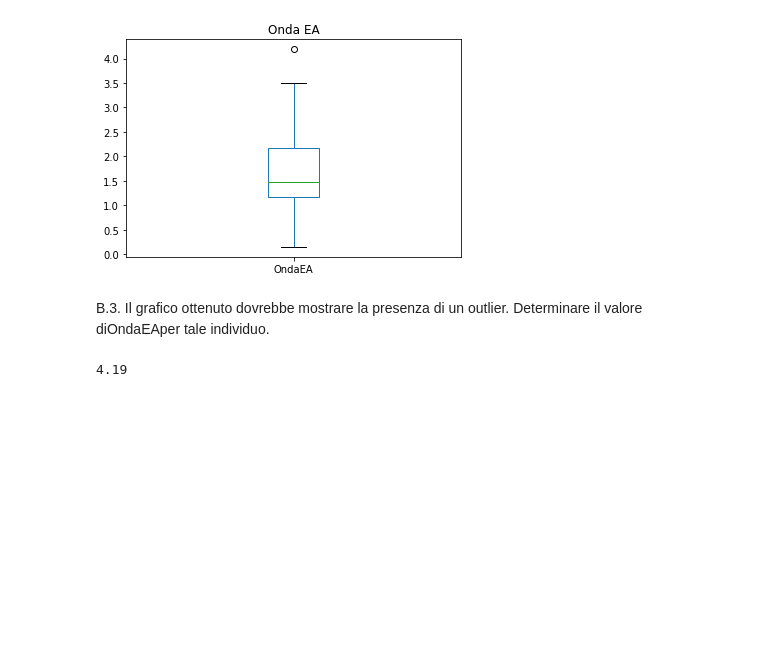
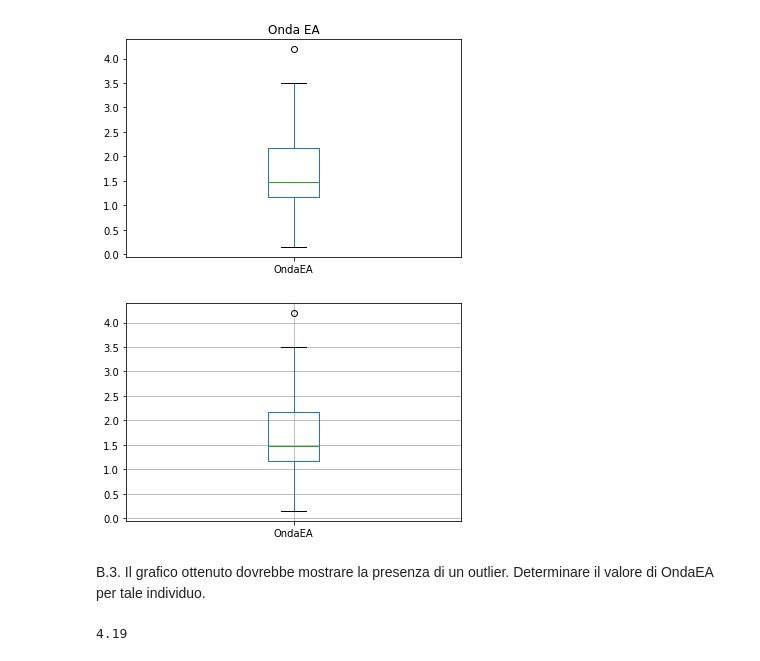
Before and after one commit to f14-bertolotti/SAD-unimi, a Jupyter notebook: cani/solution_python.ipynb, the cells around one changed output. Saved outputs shown, nothing was run; the diff lists cells and outputs as text; code cells hidden in the pictures; blank space fills up the shorter version.

```diff
--- a/cani/solution_python.ipynb
+++ b/cani/solution_python.ipynb
@@ -293,7 +291,7 @@ Infatti, all'aumentare di uno aumenta anche l'altro.
 
 Create una variabile che contenga la parte di dataset relativa ai cani morti e considerando soltanto i casi in cui sia il carattere MC, sia il carattere OndaEA non siano mancanti. Nel presente esercizio le domande si riferiranno esclusivamente a questo sottoinsieme di casi.
 # %%
-dataB = data.loc[(data.MORTE==1) & (~data.MC.isna() )& (~data.OndaEA.isna()),:]
+dataB = data.loc[(data.MORTE==1) & (data.MC.notna()) & (data.OndaEA.notna()),:]
 # %% [markdown]
 B.1. L’OndaEA è un carattere scalare oppure ordinale?
 E' un carattere scalare
@@ -302,5 +302,10 @@ plt0 = dataB.OndaEA.plot.box(title = "Onda EA")
 # %% [output]
 [figure]
+# %%
+# in alternativa ...
+ax = dataB.boxplot(column=["OndaEA"])
+# %% [output]
+[figure, added]
 # %% [markdown]
-B.3. Il grafico ottenuto dovrebbe mostrare la presenza di un outlier. Determinare il valore diOndaEAper tale individuo.
+B.3. Il grafico ottenuto dovrebbe mostrare la presenza di un outlier. Determinare il valore di OndaEA per tale individuo.
 # %%
```
Also changed, not shown: parts of 9 cells of this notebook, 3 other files.
